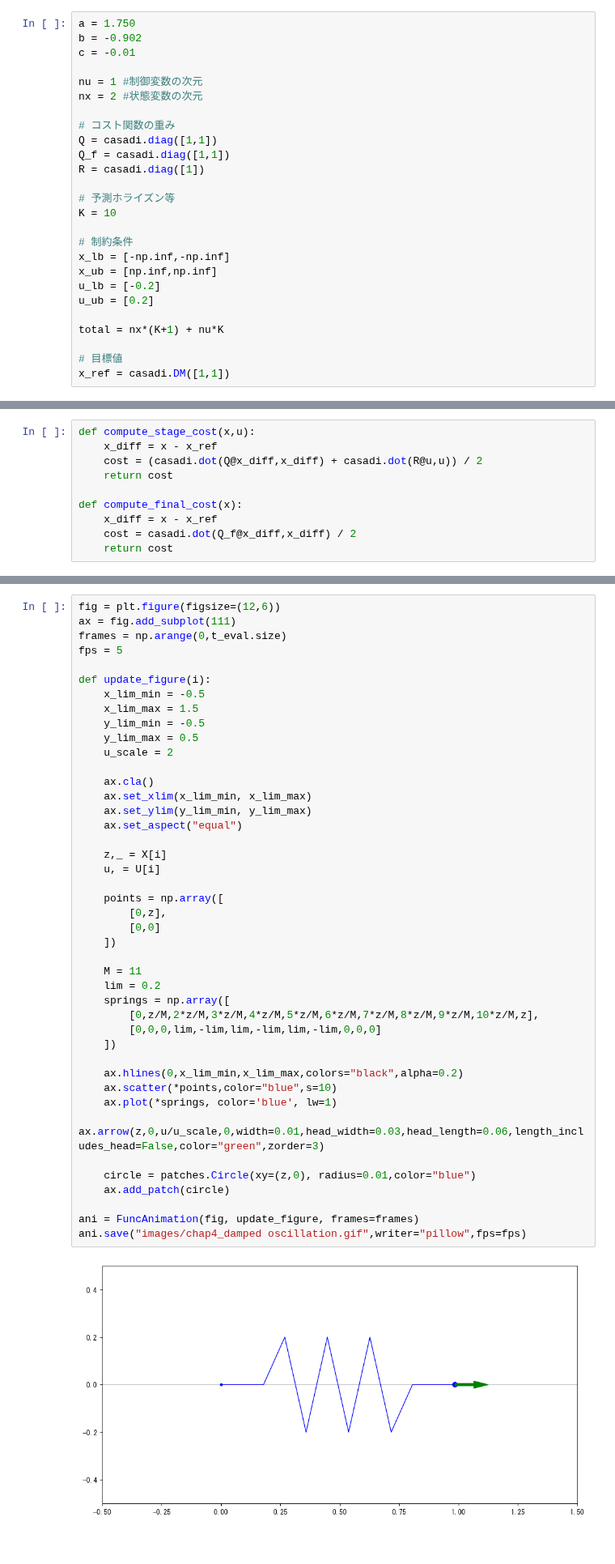
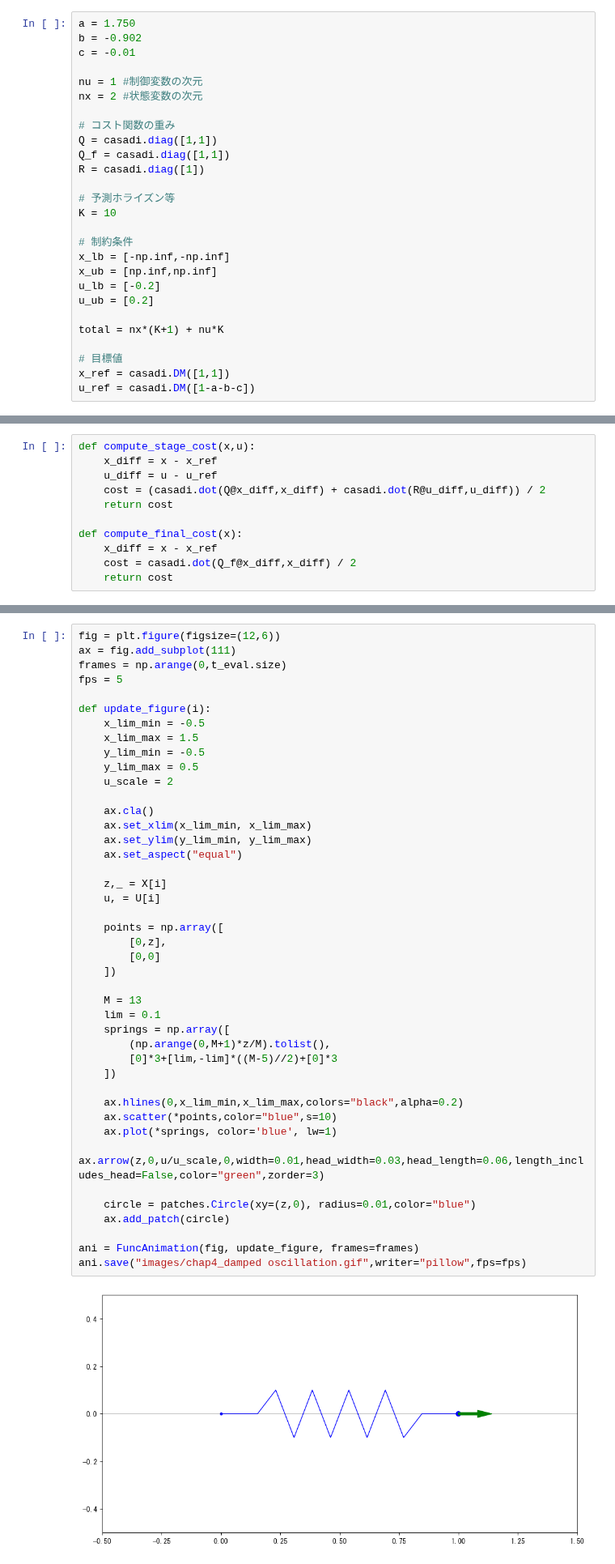
Before and after one commit to proxima-technology/casadi_mpc_nyuumon, a Jupyter notebook: src/chapter4.ipynb, the cells around one changed output, grey strips where cells are left out. Shown at 81% size. Cells and saved outputs as stored; diff of their text form.

```diff
--- a/src/chapter4.ipynb
+++ b/src/chapter4.ipynb
@@ -43,6 +43,7 @@ total = nx*(K+1) + nu*K
 
 # 目標値
 x_ref = casadi.DM([1,1])
+u_ref = casadi.DM([1-a-b-c])
 # %%
 def make_F():
     states = casadi.SX.sym("states",nx)
@@ -89,7 +91,8 @@ plt.show()
 # %%
 def compute_stage_cost(x,u):
     x_diff = x - x_ref
-    cost = (casadi.dot(Q@x_diff,x_diff) + casadi.dot(R@u,u)) / 2
+    u_diff = u - u_ref
+    cost = (casadi.dot(Q@x_diff,x_diff) + casadi.dot(R@u_diff,u_diff)) / 2
     return cost
 
 def compute_final_cost(x):
@@ -183,38 +187,38 @@ def update_figure(i):
     y_lim_max = 0.5
     u_scale = 2
 
     ax.cla()
     ax.set_xlim(x_lim_min, x_lim_max)
     ax.set_ylim(y_lim_min, y_lim_max)
     ax.set_aspect("equal")
 
     z,_ = X[i]
     u, = U[i]
 
     points = np.array([
         [0,z],
         [0,0]
     ])
 
-    M = 11
-    lim = 0.2
+    M = 13
+    lim = 0.1
     springs = np.array([
-        [0,z/M,2*z/M,3*z/M,4*z/M,5*z/M,6*z/M,7*z/M,8*z/M,9*z/M,10*z/M,z],
-        [0,0,0,lim,-lim,lim,-lim,lim,-lim,0,0,0]
+        (np.arange(0,M+1)*z/M).tolist(),
+        [0]*3+[lim,-lim]*((M-5)//2)+[0]*3
     ])
 
     ax.hlines(0,x_lim_min,x_lim_max,colors="black",alpha=0.2)
     ax.scatter(*points,color="blue",s=10)
     ax.plot(*springs, color='blue', lw=1)
     ax.arrow(z,0,u/u_scale,0,width=0.01,head_width=0.03,head_length=0.06,length_includes_head=False,color="green",zorder=3)
 
     circle = patches.Circle(xy=(z,0), radius=0.01,color="blue")
     ax.add_patch(circle)
 
 ani = FuncAnimation(fig, update_figure, frames=frames)
 ani.save("images/chap4_damped oscillation.gif",writer="pillow",fps=fps)
 # %% [output]
-[figure, old version]
+[figure, new version]
 # %%
 # import glob
 # import natsort
```
Also changed, not shown: parts of 2 cells of this notebook, 3 other files.
